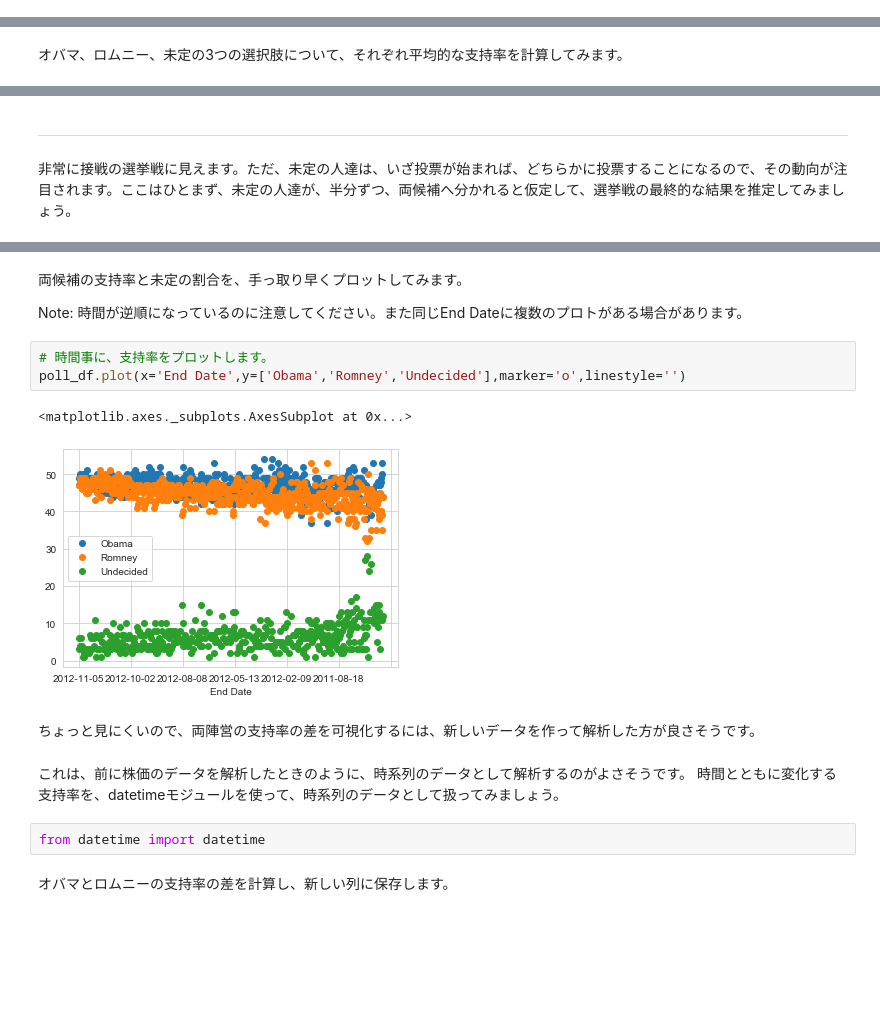
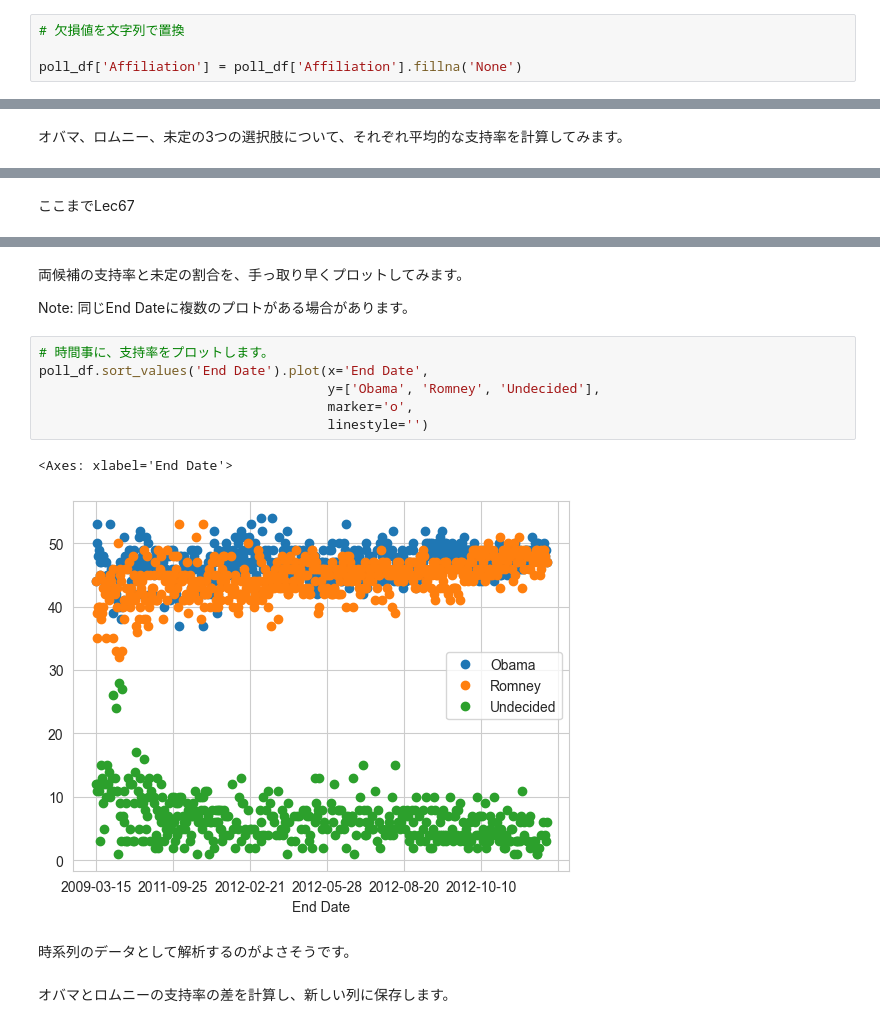
Before and after one commit to tsjshg/udemy-pyds, a Jupyter notebook: Lec66-70.ipynb, the cells around one changed output, grey strips where cells are left out. Saved outputs shown, nothing was run; the diff lists cells and outputs as text; blank space fills up the shorter version.

```diff
--- a/Lec66-70.ipynb
+++ b/Lec66-70.ipynb
@@ -125,0 +94,4 @@ sns.countplot('Affiliation',data=poll_df)
+# %%
+# 欠損値を文字列で置換
+
+poll_df['Affiliation'] = poll_df['Affiliation'].fillna('None')
@@ -178,7 +157,5 @@ poll_avg
-# %% [markdown]
-<hr>
-# %% [markdown]
-非常に接戦の選挙戦に見えます。ただ、未定の人達は、いざ投票が始まれば、どちらかに投票することになるので、その動向が注目されます。ここはひとまず、未定の人達が、半分ずつ、両候補へ分かれると仮定して、選挙戦の最終的な結果を推定してみましょう。
+# %% [markdown]
+ここまでLec67
 # %%
 poll_df.head()
 # %% [output]
@@ -191,20 +168,18 @@ poll_df.head()
 # %% [markdown]
 両候補の支持率と未定の割合を、手っ取り早くプロットしてみます。
 
-Note: 時間が逆順になっているのに注意してください。また同じEnd Dateに複数のプロトがある場合があります。
+Note: 同じEnd Dateに複数のプロトがある場合があります。
 # %%
 # 時間事に、支持率をプロットします。
-poll_df.plot(x='End Date',y=['Obama','Romney','Undecided'],marker='o',linestyle='')
+poll_df.sort_values('End Date').plot(x='End Date',
+                                     y=['Obama', 'Romney', 'Undecided'],
+                                     marker='o',
+                                     linestyle='')
 # %% [output]
-<matplotlib.axes._subplots.AxesSubplot at 0x...>
+<Axes: xlabel='End Date'>
-[figure, old version]
+[figure, new version]
-# %% [markdown]
-ちょっと見にくいので、両陣営の支持率の差を可視化するには、新しいデータを作って解析した方が良さそうです。
-# %% [markdown]
-これは、前に株価のデータを解析したときのように、時系列のデータとして解析するのがよさそうです。
-時間とともに変化する支持率を、datetimeモジュールを使って、時系列のデータとして扱ってみましょう。
-# %%
-from datetime import datetime
+# %% [markdown]
+時系列のデータとして解析するのがよさそうです。
 # %% [markdown]
 オバマとロムニーの支持率の差を計算し、新しい列に保存します。
 # %%
```
Also changed, not shown: parts of 72 cells of this notebook, 3 other files.
